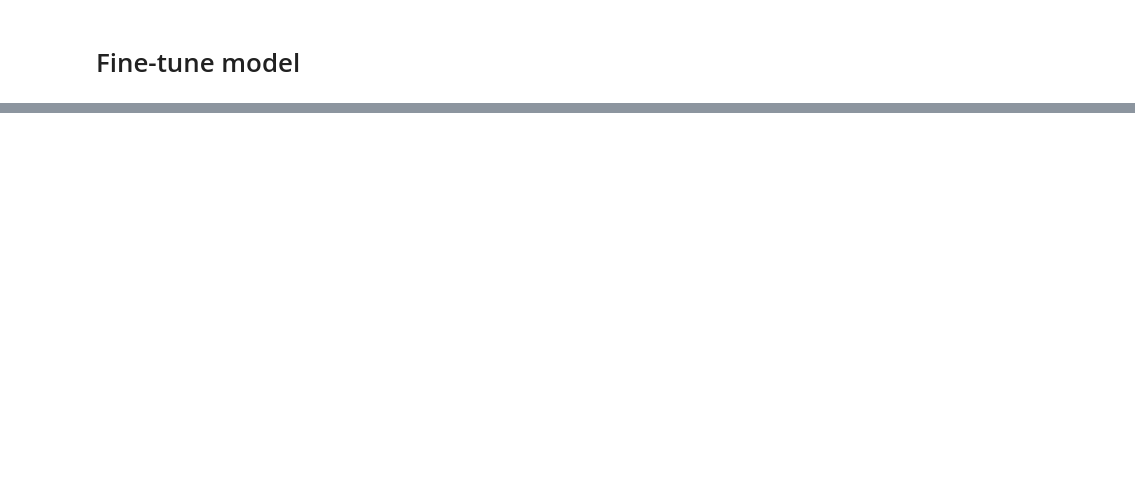
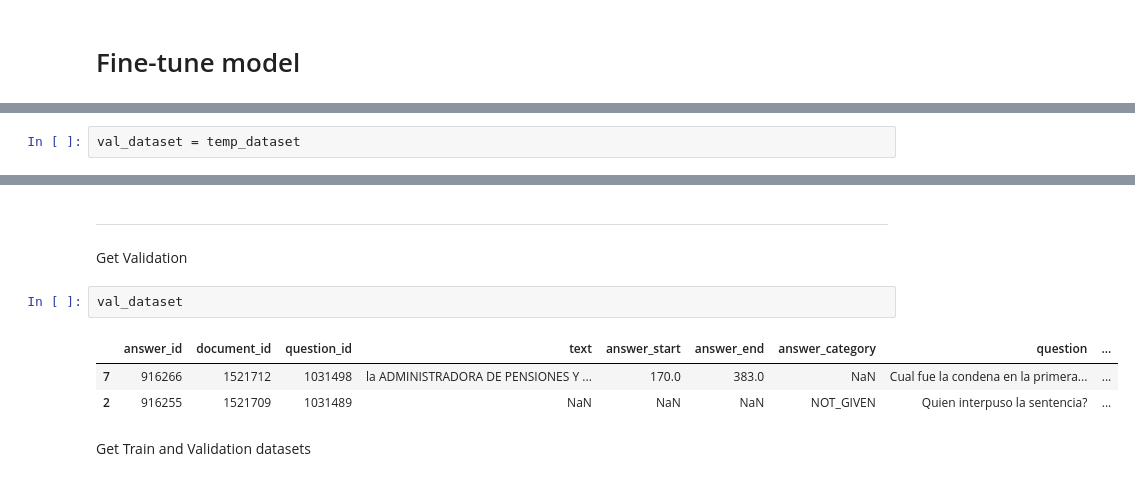
Before and after one commit to vicaranq/cse256_final_project, a Jupyter notebook: CS256_FinalProject_SpanishQA.ipynb, the cells around one changed output, grey strips where cells are left out. Drawn from its saved outputs; the diff is of its cells as text; blank space fills up the shorter version.

```diff
--- a/CS256_FinalProject_SpanishQA.ipynb
+++ b/CS256_FinalProject_SpanishQA.ipynb
@@ -402,0 +376,2 @@ print("Training complete!")
+# %%
+val_dataset = temp_dataset
@@ -402,0 +553,12 @@ print("Training complete!")
+# %% [markdown]
+------------------
+# %% [markdown]
+Get Validation
+# %%
+val_dataset
+# %% [output]
+|  | answer_id | document_id | question_id | text | answer_start | answer_end | answer_category | question | ... |
+| 7 | 916266 | 1521712 | 1031498 | la ADMINISTRADORA DE PENSIONES Y ... | 170.0 | 383.0 | NaN | Cual fue la condena en la primera... | ... |
+| 2 | 916255 | 1521709 | 1031489 | NaN | NaN | NaN | NOT_GIVEN | Quien interpuso la sentencia? | ... |
+# %% [markdown]
+Get Train and Validation datasets
```
Also changed, not shown: parts of 64 cells of this notebook.
